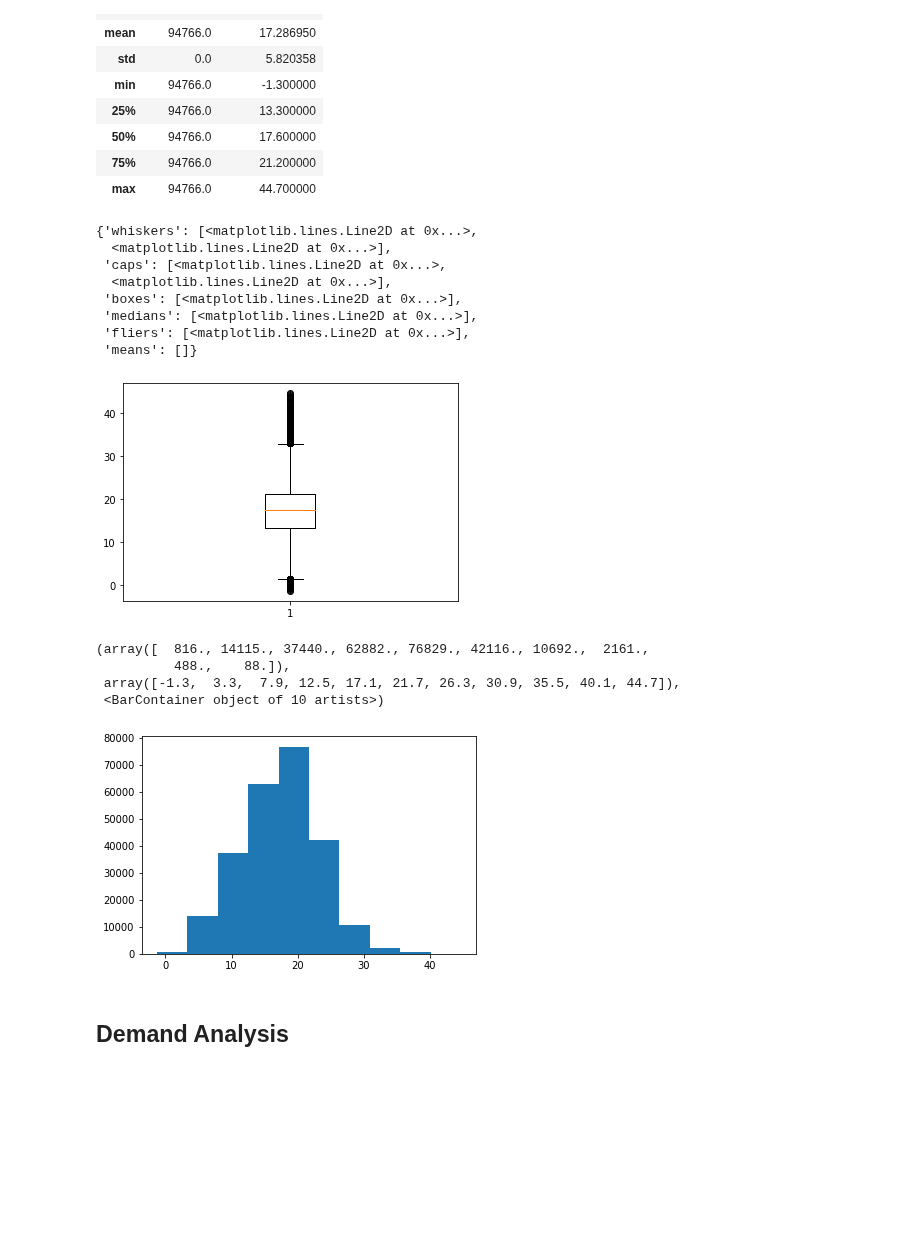
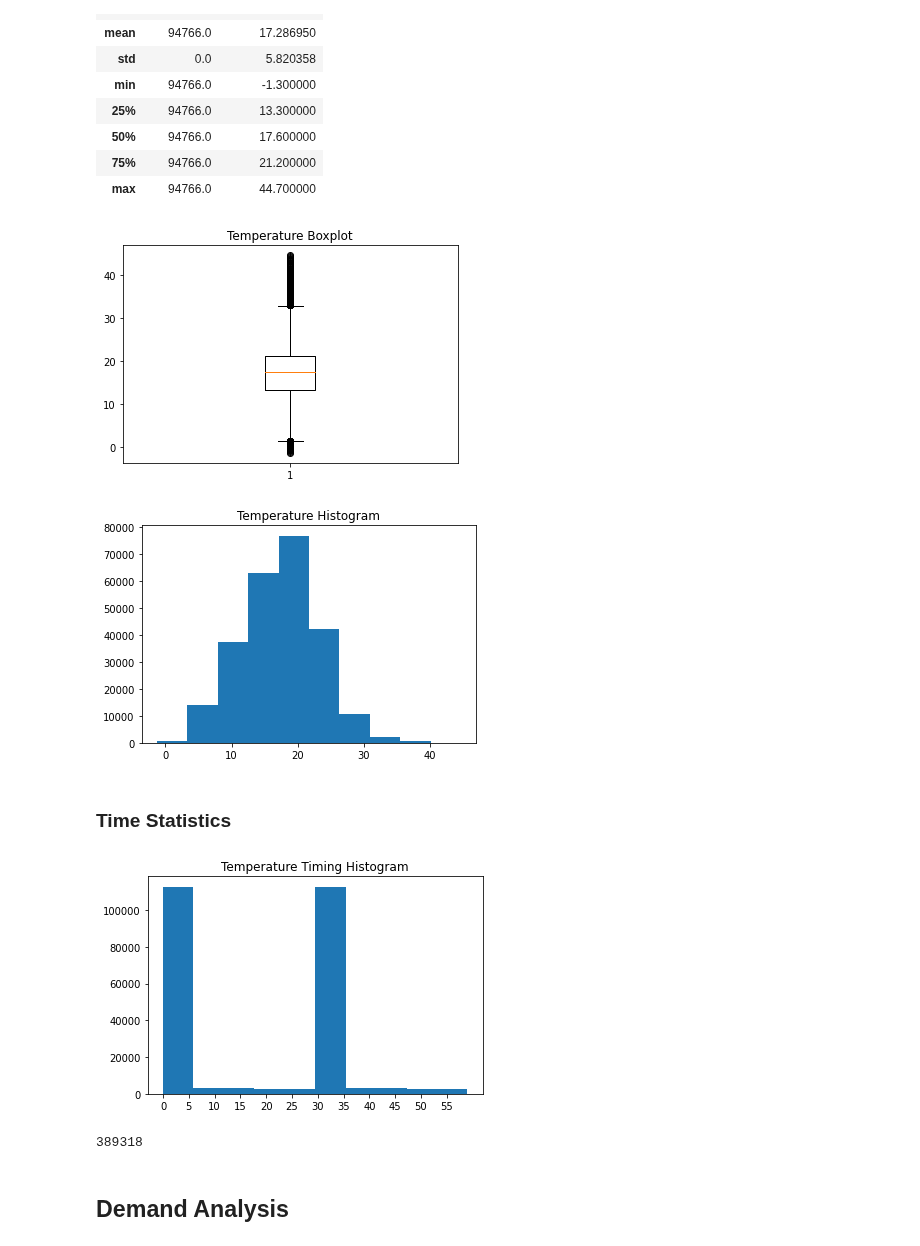
Before and after one commit to dmc-au/Team-A---Impacts-of-Household-PV-on-Grid-Demand, a Jupyter notebook: src/exploratory-analysis.ipynb, the cells around one changed output. Drawn from its saved outputs; the diff is of its cells as text; code cells hidden in the pictures; blank space fills up the shorter version.

Commit message:
Updated exploratory analysis in exploratory-analysis.ipynb; added exploratory images in images/exploratory; added requirements.txt for repeatibility with python venv

```diff
--- a/src/exploratory-analysis.ipynb
+++ b/src/exploratory-analysis.ipynb
@@ -60,23 +64,30 @@ temp.describe()
 | max | 94766.0 | 44.700000 |
 # %%
 plt.boxplot(x=temp["TEMPERATURE"])
+plt.title("Temperature Boxplot")
+plt.savefig("../images/exploratory/temperature-boxplot.png")
 # %% [output]
-{'whiskers': [<matplotlib.lines.Line2D at 0x...>,
-  <matplotlib.lines.Line2D at 0x...>],
- 'caps': [<matplotlib.lines.Line2D at 0x...>,
-  <matplotlib.lines.Line2D at 0x...>],
- 'boxes': [<matplotlib.lines.Line2D at 0x...>],
- 'medians': [<matplotlib.lines.Line2D at 0x...>],
- 'fliers': [<matplotlib.lines.Line2D at 0x...>],
- 'means': []}
-[figure, old version]
+[figure, new version]
 # %%
 plt.hist(x=temp["TEMPERATURE"])
+plt.title("Temperature Histogram")
+plt.savefig("../images/exploratory/temperature-histogram.png")
 # %% [output]
-(array([  816., 14115., 37440., 62882., 76829., 42116., 10692.,  2161.,
-          488.,    88.]),
- array([-1.3,  3.3,  7.9, 12.5, 17.1, 21.7, 26.3, 30.9, 35.5, 40.1, 44.7]),
- <BarContainer object of 10 artists>)
-[figure, old version]
+[figure, new version]
+# %% [markdown]
+### Time Statistics
+# %%
+# Histogram plot of the measurement minute time.
+plt.hist(x=pd.to_datetime(temp["DATETIME"]).dt.minute)
+plt.title("Temperature Timing Histogram")
+plt.xticks(np.arange(0,60,step=5))
+plt.savefig("../images/exploratory/temperature-timing-histogram.png")
+# %% [output]
+[figure, added]
+# %%
+# This shows that there are some minute values not either 0 or 30
+sum(pd.to_datetime(temp["DATETIME"]).dt.minute % 30)
+# %% [output]
+389318
 # %% [markdown]
 ## Demand Analysis
```
Also changed, not shown: parts of 18 cells of this notebook, 11 other files.
